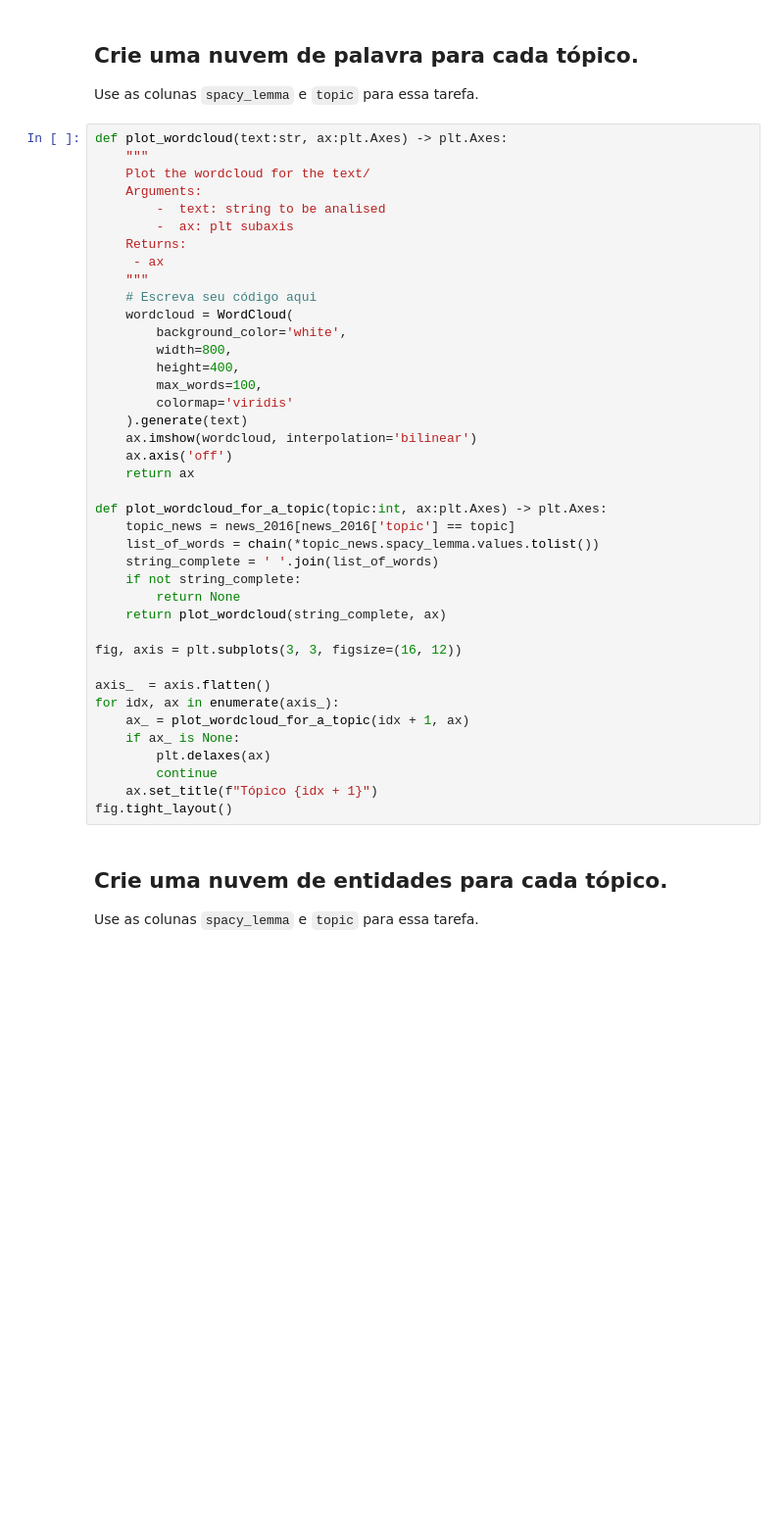
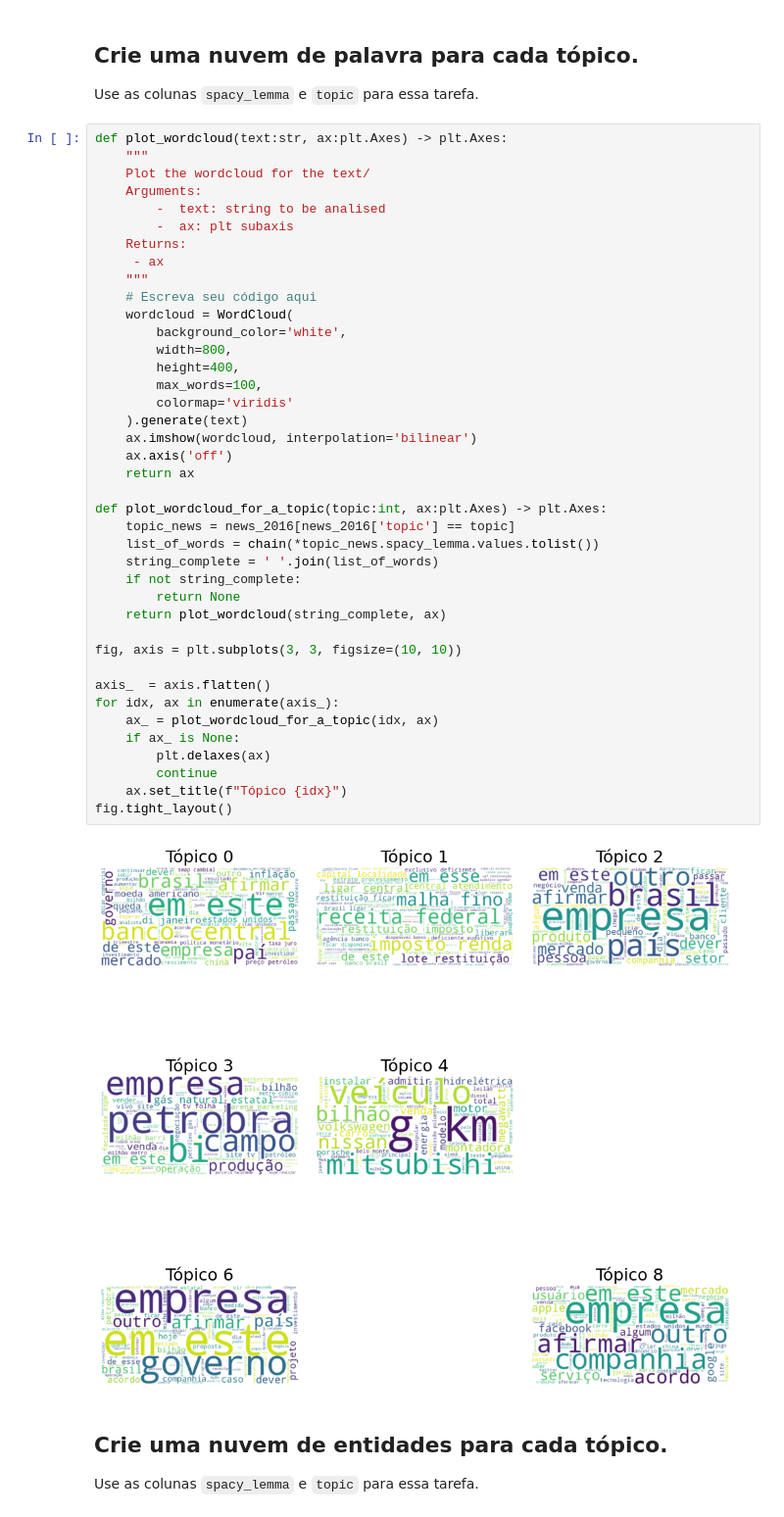
Before and after one commit to Dhonrian/pos_ifnet, a Jupyter notebook: 25E2_2/Questionário_Projeto_de_Disciplina_de_Text_Mining.ipynb, the cells around one changed output. Shown at 98% size. Drawn from its saved outputs; the diff is of its cells as text; blank space fills up the shorter version.

```diff
--- a/25E2_2/Questionário_Projeto_de_Disciplina_de_Text_Mining.ipynb
+++ b/25E2_2/Questionário_Projeto_de_Disciplina_de_Text_Mining.ipynb
@@ -471,36 +435,38 @@ def plot_wordcloud(text:str, ax:plt.Axes) -> plt.Axes:
     Returns:
      - ax
     """
     # Escreva seu código aqui
     wordcloud = WordCloud(
         background_color='white',
         width=800,
         height=400,
         max_words=100,
         colormap='viridis'
     ).generate(text)
     ax.imshow(wordcloud, interpolation='bilinear')
     ax.axis('off')
     return ax
 
 def plot_wordcloud_for_a_topic(topic:int, ax:plt.Axes) -> plt.Axes:
     topic_news = news_2016[news_2016['topic'] == topic]
     list_of_words = chain(*topic_news.spacy_lemma.values.tolist())
     string_complete = ' '.join(list_of_words)
     if not string_complete:
         return None
     return plot_wordcloud(string_complete, ax)
 
-fig, axis = plt.subplots(3, 3, figsize=(16, 12))
+fig, axis = plt.subplots(3, 3, figsize=(10, 10))
 
 axis_  = axis.flatten()
 for idx, ax in enumerate(axis_):
-    ax_ = plot_wordcloud_for_a_topic(idx + 1, ax)
+    ax_ = plot_wordcloud_for_a_topic(idx, ax)
     if ax_ is None:
         plt.delaxes(ax)
         continue
-    ax.set_title(f"Tópico {idx + 1}")
+    ax.set_title(f"Tópico {idx}")
 fig.tight_layout()
+# %% [output]
+[figure, added]
 # %% [markdown]
 ## Crie uma nuvem de entidades para cada tópico.
 
```
Also changed, not shown: parts of 12 cells of this notebook.
